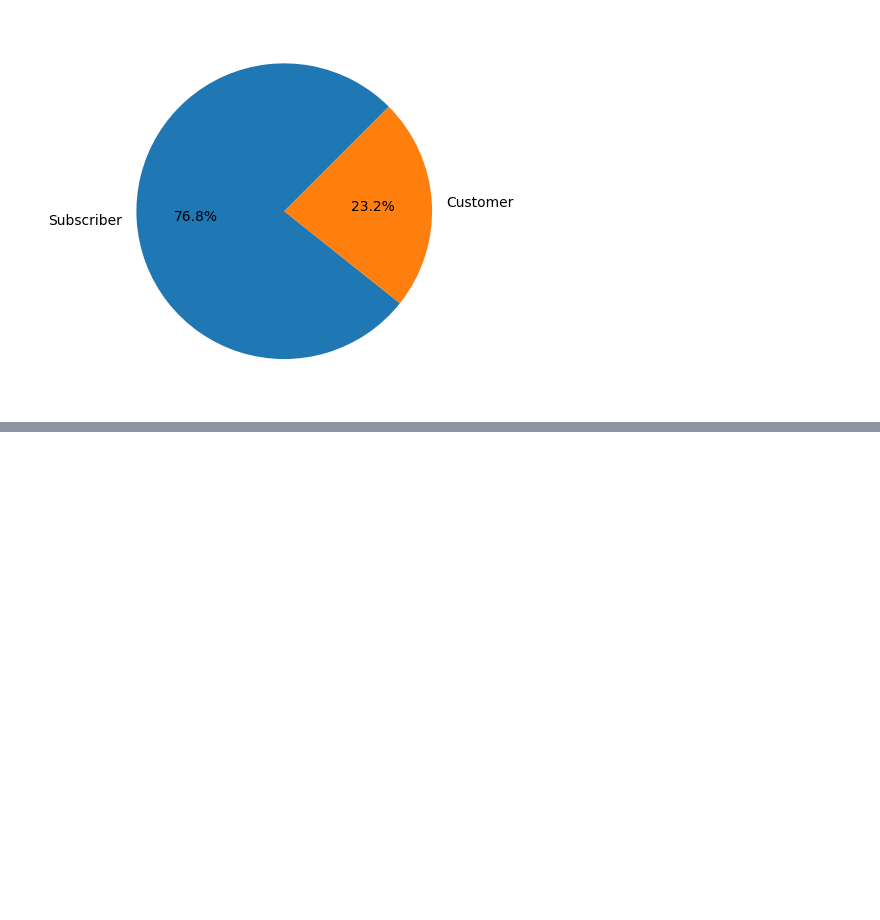
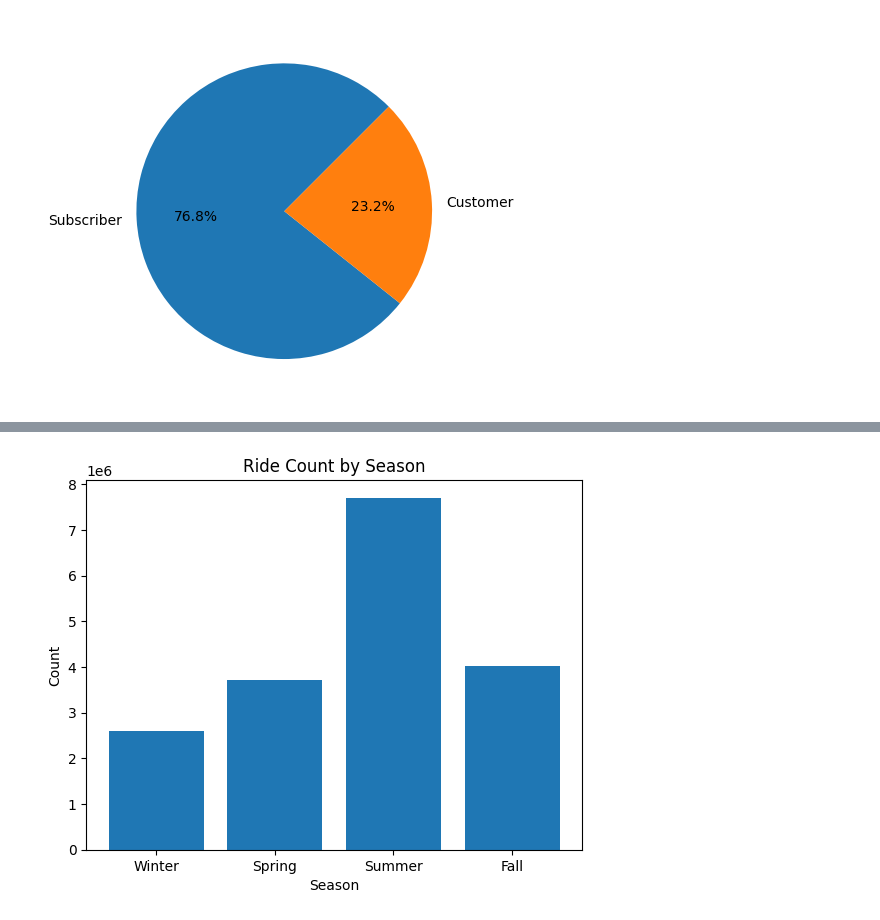
Before and after one commit to frogmasta/TE-360-Final-Project, a Jupyter notebook: main.ipynb, the cells around one changed output, grey strips where cells are left out. Cells and saved outputs as stored; diff of their text form; code cells hidden in the pictures; blank space fills up the shorter version.

```diff
--- a/main.ipynb
+++ b/main.ipynb
@@ -181,0 +211,3 @@ Name: birthyear, dtype: float64
+# %%
+start_time: pd.Series = pd.to_datetime(divvy_cleaned_df['starttime'], infer_datetime_format=True)
+start_time.head()
@@ -181,0 +221,25 @@ Name: birthyear, dtype: float64
+# %%
+# Dec-Feb Winter, March-May Spring, June-August Summer, September-November Fall
+def get_season(date):
+    month = date.month
+    if month >= 3 and month < 6:
+        return "Spring"
+    elif month >= 6 and month < 9:
+        return "Summer"
+    elif month >= 9 and month < 11:
+        return "Fall"
+    else:
+        return "Winter"
+# %%
+months: pd.Series = start_time.apply(get_season)
+# %%
+xaxis: list[str] = ["Winter", "Spring", "Summer", "Fall"]
+yaxis: list[int] = [(months == "Winter").sum(), (months == "Spring").sum(), (months == "Summer").sum(), (months == "Fall").sum()]
+
+plt.bar(xaxis, yaxis)
+plt.title("Ride Count by Season")
+plt.xlabel("Season")
+plt.ylabel("Count")
+plt.show()
+# %% [output]
+[figure, added]
```
Also changed, not shown: parts of 35 cells of this notebook, 1 other file.
